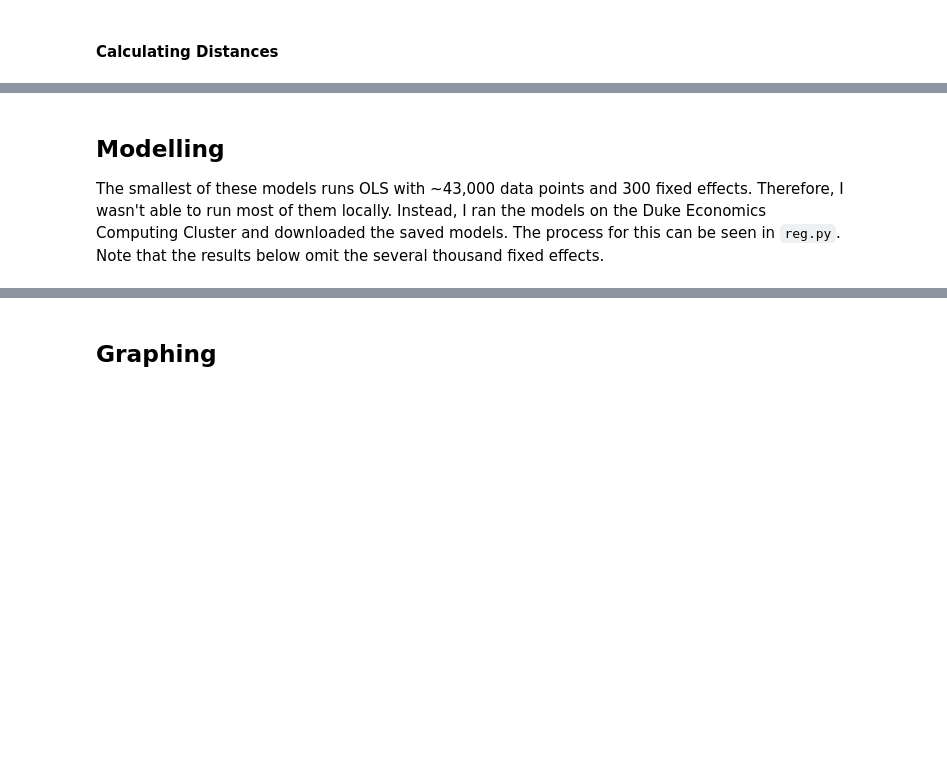
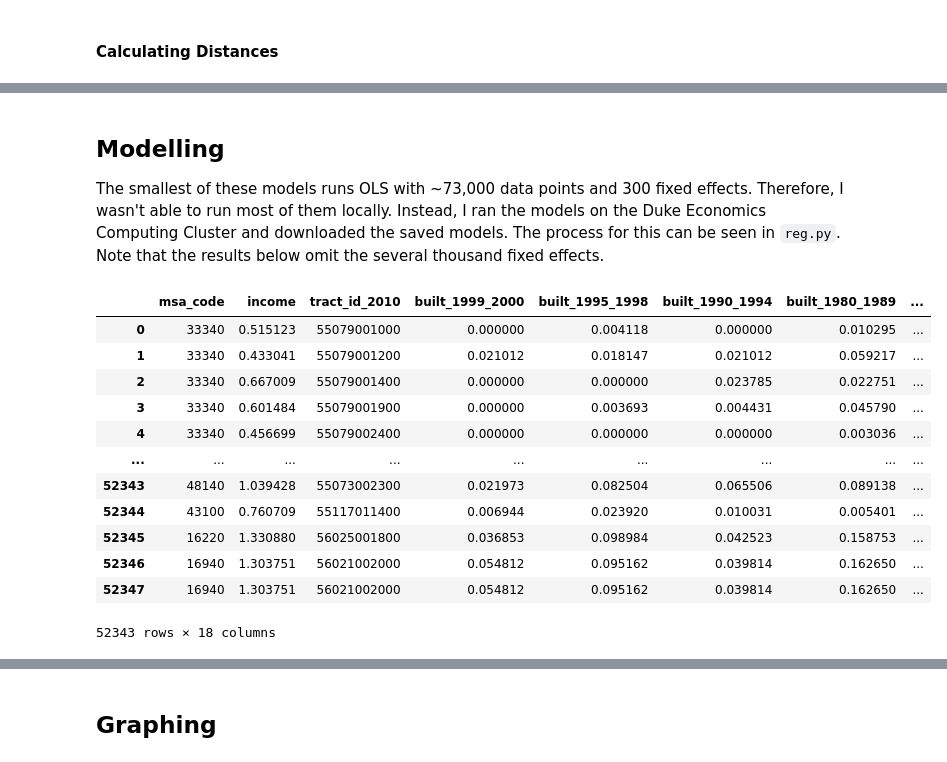
Before and after one commit to ldtcooper/urban-economics-project, a Jupyter notebook: notebook.ipynb, the cells around one changed output, grey strips where cells are left out. Saved outputs shown, nothing was run; the diff lists cells and outputs as text; code cells hidden in the pictures; blank space fills up the shorter version.

```diff
--- a/notebook.ipynb
+++ b/notebook.ipynb
@@ -806,4 +928,4 @@ msa_tracts_with_dist_wilson.to_csv('./data/msa_tracts_dist_wilson.csv', index=Fa
 # %% [markdown]
 ## Modelling
 
-The smallest of these models runs OLS with ~43,000 data points and 300 fixed effects. Therefore, I wasn't able to run most of them locally. Instead, I ran the models on the Duke Economics Computing Cluster and downloaded the saved models. The process for this can be seen in `reg.py`. Note that the results below omit the several thousand fixed effects.
+The smallest of these models runs OLS with ~73,000 data points and 300 fixed effects. Therefore, I wasn't able to run most of them locally. Instead, I ran the models on the Duke Economics Computing Cluster and downloaded the saved models. The process for this can be seen in `reg.py`. Note that the results below omit the several thousand fixed effects.
@@ -813,0 +932,19 @@ data
+# %%
+br = pd.read_csv('./data/msa_tracts_dist_br.csv', index_col=False, dtype={'msa_code': str, 'LEAID': str, 'pub_trans_gt_10pct': int}).dropna()
+wilson = pd.read_csv('./data/msa_tracts_dist_wilson.csv', index_col=False, dtype={'msa_code': str, 'LEAID': str, 'pub_trans_gt_10pct': int}).dropna()
+# %%
+br
+# %% [output]
+|  | msa_code | income | tract_id_2010 | built_1999_2000 | built_1995_1998 | built_1990_1994 | built_1980_1989 | ... |
+| 0 | 33340 | 0.515123 | 55079001000 | 0.000000 | 0.004118 | 0.000000 | 0.010295 | ... |
+| 1 | 33340 | 0.433041 | 55079001200 | 0.021012 | 0.018147 | 0.021012 | 0.059217 | ... |
+| 2 | 33340 | 0.667009 | 55079001400 | 0.000000 | 0.000000 | 0.023785 | 0.022751 | ... |
+| 3 | 33340 | 0.601484 | 55079001900 | 0.000000 | 0.003693 | 0.004431 | 0.045790 | ... |
+| 4 | 33340 | 0.456699 | 55079002400 | 0.000000 | 0.000000 | 0.000000 | 0.003036 | ... |
+| ... | ... | ... | ... | ... | ... | ... | ... | ... |
+| 52343 | 48140 | 1.039428 | 55073002300 | 0.021973 | 0.082504 | 0.065506 | 0.089138 | ... |
+| 52344 | 43100 | 0.760709 | 55117011400 | 0.006944 | 0.023920 | 0.010031 | 0.005401 | ... |
+| 52345 | 16220 | 1.330880 | 56025001800 | 0.036853 | 0.098984 | 0.042523 | 0.158753 | ... |
+| 52346 | 16940 | 1.303751 | 56021002000 | 0.054812 | 0.095162 | 0.039814 | 0.162650 | ... |
+| 52347 | 16940 | 1.303751 | 56021002000 | 0.054812 | 0.095162 | 0.039814 | 0.162650 | ... |
+52343 rows × 18 columns
```
Also changed, not shown: parts of 25 cells of this notebook, 2 other files.
